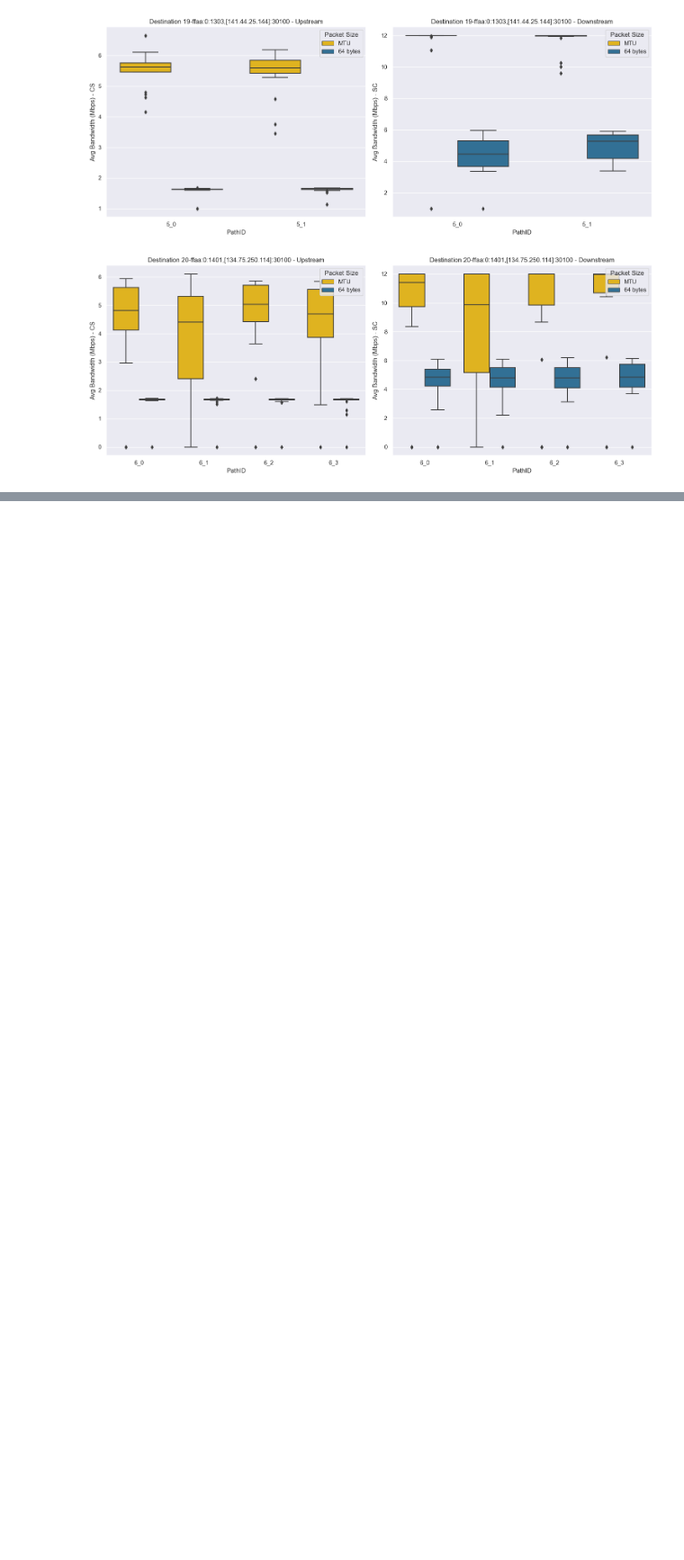
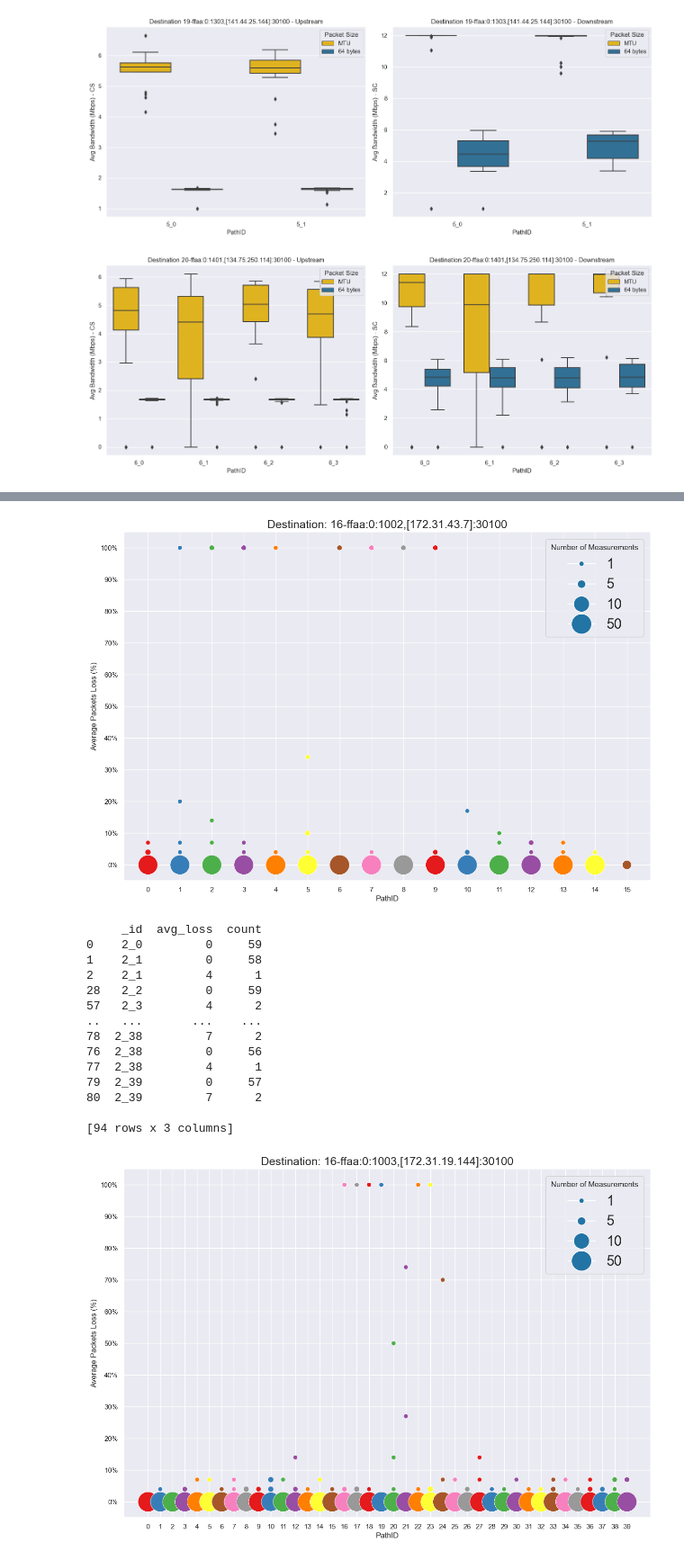
Before and after one commit to leonardoboldrini/SCION-Test-Suite, a Jupyter notebook: test.ipynb, the cells around one changed output, grey strips where cells are left out. Shown at 90% size. Cells and saved outputs as stored; diff of their text form; code cells hidden in the pictures; blank space fills up the shorter version.

```diff
--- a/test.ipynb
+++ b/test.ipynb
@@ -27,6 +30,7 @@ with open("C:\\Users\\maxbr\\Desktop\\Polito\\Thesis SCION\\ETHZ-AP\\bw_tests.js
 df = pd.DataFrame(data)
 servers_df = pd.DataFrame(servers)
 dfbw = pd.DataFrame(bw)
+dflss = pd.DataFrame(lss)
 
 # # Convert the avg_latency column to numeric and save it back to the dataframe
 df['avg_latency'] = pd.to_numeric(df['avg_latency'].str.replace('ms', ''))
@@ -41,6 +45,9 @@ df['_id'] = df['_id'].apply(lambda x: re.sub(r'_(\d{4}-\d{2}-\d{2}).*|-\d{2}:\d{
 
 # Remove the timestamp from the _id column and save it back to the dataframe as "serverId_pathId"
 dfbw['_id'] = dfbw['_id'].apply(lambda x: re.sub(r'_(\d{4}-\d{2}-\d{2}).*|-\d{2}:\d{2}:\d{2}\.\d{6}|_$', '', x))
+
+# Remove the timestamp from the _id column and save it back to the dataframe as "serverId_pathId"
+dflss['_id'] = dflss['_id'].apply(lambda x: re.sub(r'_(\d{4}-\d{2}-\d{2}).*|-\d{2}:\d{2}:\d{2}\.\d{6}|_$', '', x))
 # %%
 # Used to create the legend and color stuff
 
@@ -626,0 +463,60 @@ Name: avg_loss, dtype: int64
+# %%
+destinations = dflss['_id'].str.split('_', expand=True)[0].unique()
+
+# Create custom color palette based on the number of unique paths
+unique_paths = dflss['_id'].str.split('_', expand=True)[1].unique()
+palette = sns.color_palette("Set1", n_colors=40)
+
+# Create custom ticks for y-axis
+custom_ticks = [10 * i for i in range(11)]
+
+# Define a custom sorting function based on ID parts
+def custom_sort_key(id_str):
+    parts = id_str.split('_')
+    return int(parts[1])  # Only sort by the second part (numeric part)
+
+# Iterate over destinations and create a graph for each
+# Iterate over destinations and create a graph for each
+for destination in destinations:
+    data = dflss[dflss['_id'].str.startswith(destination)]
+
+    server = servers_df[servers_df['_id'] == int(destination)]['source_address'].iloc[0]
+
+    # Group data by '_id' and 'avg_loss', then count the number of occurrences
+    grouped_data = data.groupby(['_id', 'avg_loss']).size().reset_index(name='count')
+
+    # Sort the DataFrame based on custom sort key
+    grouped_data['_id'] = grouped_data['_id'].apply(custom_sort_key)
+    grouped_data = grouped_data.sort_values(by='_id')
+    grouped_data['_id'] = grouped_data['_id'].apply(lambda x: f"{destination}_{x}")
+
+    # Calculate the size of the dots based on the count
+    dot_sizes = grouped_data['count'] * 10
+    # print(grouped_data)
+    fig, ax = plt.subplots(figsize=(15, 10))
+
+    sns.scatterplot(data=grouped_data, x=grouped_data['_id'].str.split('_', expand=True)[1], y="avg_loss", hue="_id",
+                    size=dot_sizes, sizes=(50, 1000), palette=palette, legend=False, ax=ax)
+
+    ax.set_xlabel("PathID")
+    ax.set_ylabel("Average Packets Loss (%)")
+    ax.set_title(f"Destination: {server}", fontsize=18)
+    ax.set_yticks(custom_ticks)
+
+    # Reverse the y-axis labels and invert the y-axis
+    ax.set_yticklabels([f"{tick}%" for tick in custom_ticks])
+
+    # Create a custom legend indicating the size of dots
+    sizes = [1, 5, 10, 50]
+
+    # Calculate the scaling factor for the legend dots based on the plot size range
+    legend_sizes = [8, 13, 25, 32]
+
+    handles = [plt.Line2D([0], [0], marker='o', color='w', label=f"{size}",
+                        markersize=legend_size, markerfacecolor="#2274a5") for size, legend_size in zip(sizes, legend_sizes)]
+    scatter_legend = ax.legend(handles=handles, title="Number of Measurements", loc="upper right",
+                            bbox_to_anchor=(1, 1), prop={'size': 22})
+
+    plt.savefig(f"../../graphs/Loss/loss_destination_{destination}.png")
+    plt.show()
+# %% [output]
@@ -626,0 +540,16 @@ Name: avg_loss, dtype: int64
+[figure, added]
+     _id  avg_loss  count
+0    2_0         0     59
+1    2_1         0     58
+2    2_1         4      1
+28   2_2         0     59
+57   2_3         4      2
+..   ...       ...    ...
+78  2_38         7      2
+76  2_38         0     56
+77  2_38         4      1
+79  2_39         0     57
+80  2_39         7      2
+
+[94 rows x 3 columns]
+[figure, added]
```
Also changed, not shown: parts of 7 cells of this notebook, 1 other file.
